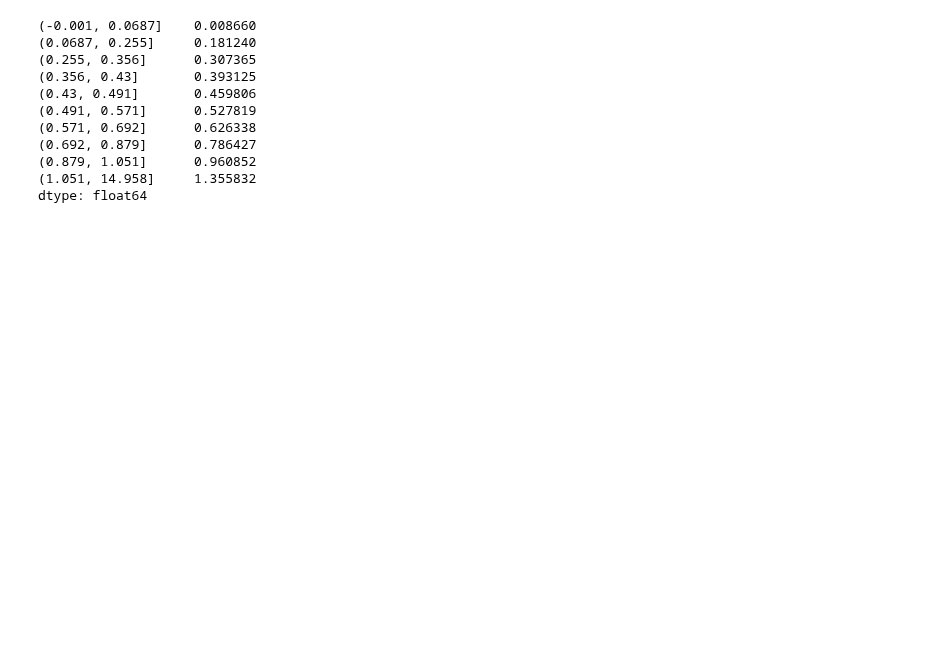
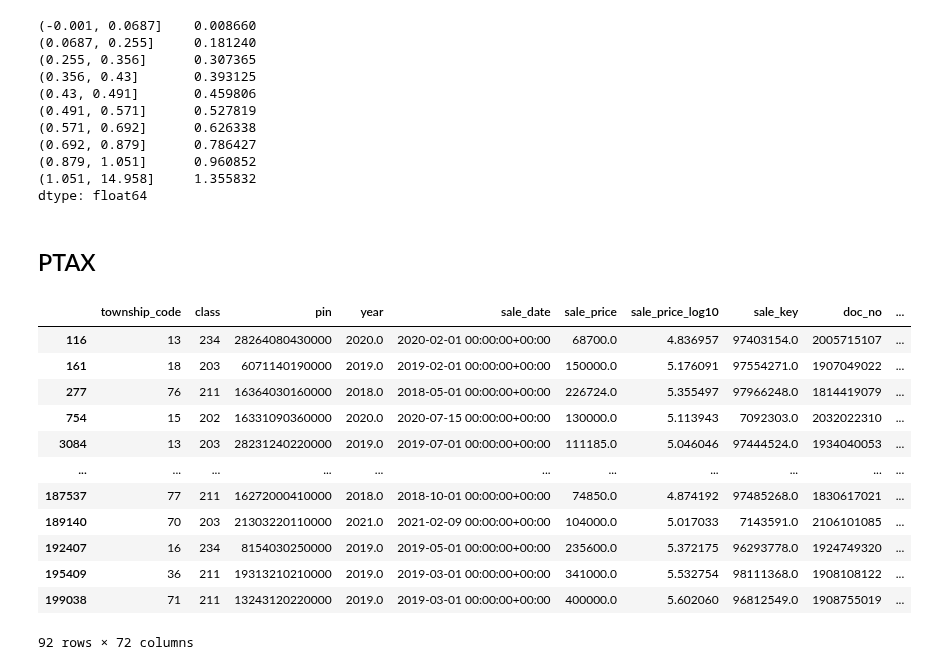
Before and after one commit to ccao-data/model-sales-val, a Jupyter notebook: explore.ipynb, the cells around one changed output. Saved outputs shown, nothing was run; the diff lists cells and outputs as text; code cells hidden in the pictures; blank space fills up the shorter version.

```diff
--- a/explore.ipynb
+++ b/explore.ipynb
@@ -1045,3 +872,21 @@ all_thresh.groupby(pd.qcut(all_thresh,10)).mean()
 (0.879, 1.051]      0.960852
 (1.051, 14.958]     1.355832
 dtype: float64
+# %% [markdown]
+## PTAX
+# %%
+sales[sales.is_sale_in_lieu_of_foreclosure == '1']
+# %% [output]
+|  | township_code | class | pin | year | sale_date | sale_price | sale_price_log10 | sale_key | doc_no | ... |
+| 116 | 13 | 234 | 28264080430000 | 2020.0 | 2020-02-01 00:00:00+00:00 | 68700.0 | 4.836957 | 97403154.0 | 2005715107 | ... |
+| 161 | 18 | 203 | 6071140190000 | 2019.0 | 2019-02-01 00:00:00+00:00 | 150000.0 | 5.176091 | 97554271.0 | 1907049022 | ... |
+| 277 | 76 | 211 | 16364030160000 | 2018.0 | 2018-05-01 00:00:00+00:00 | 226724.0 | 5.355497 | 97966248.0 | 1814419079 | ... |
+| 754 | 15 | 202 | 16331090360000 | 2020.0 | 2020-07-15 00:00:00+00:00 | 130000.0 | 5.113943 | 7092303.0 | 2032022310 | ... |
+| 3084 | 13 | 203 | 28231240220000 | 2019.0 | 2019-07-01 00:00:00+00:00 | 111185.0 | 5.046046 | 97444524.0 | 1934040053 | ... |
+| ... | ... | ... | ... | ... | ... | ... | ... | ... | ... | ... |
+| 187537 | 77 | 211 | 16272000410000 | 2018.0 | 2018-10-01 00:00:00+00:00 | 74850.0 | 4.874192 | 97485268.0 | 1830617021 | ... |
+| 189140 | 70 | 203 | 21303220110000 | 2021.0 | 2021-02-09 00:00:00+00:00 | 104000.0 | 5.017033 | 7143591.0 | 2106101085 | ... |
+| 192407 | 16 | 234 | 8154030250000 | 2019.0 | 2019-05-01 00:00:00+00:00 | 235600.0 | 5.372175 | 96293778.0 | 1924749320 | ... |
+| 195409 | 36 | 211 | 19313210210000 | 2019.0 | 2019-03-01 00:00:00+00:00 | 341000.0 | 5.532754 | 98111368.0 | 1908108122 | ... |
+| 199038 | 71 | 211 | 13243120220000 | 2019.0 | 2019-03-01 00:00:00+00:00 | 400000.0 | 5.602060 | 96812549.0 | 1908755019 | ... |
+92 rows × 72 columns
```
Also changed, not shown: parts of 46 cells of this notebook.
